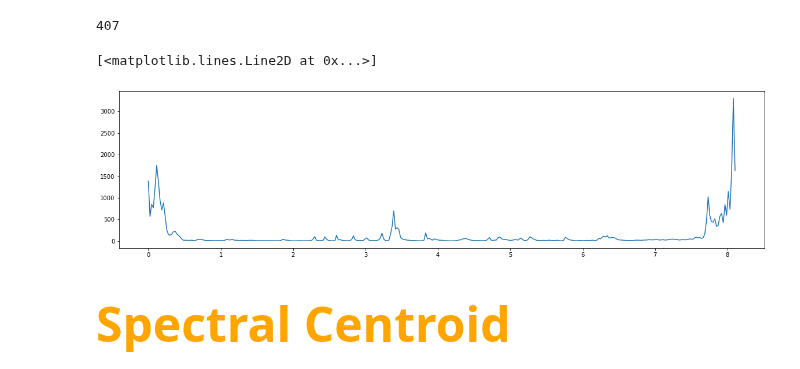
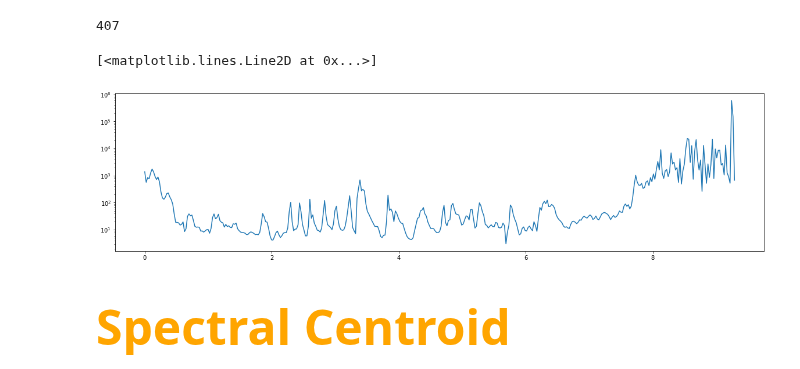
Before and after one commit to HNuijens/PythonAudioProcessing, a Jupyter notebook: Analysis/Extracting Frequency-Domain Audio Features.ipynb, the cells around one changed output. Drawn from its saved outputs; the diff is of its cells as text; code cells hidden in the pictures.

```diff
--- a/Analysis/Extracting Frequency-Domain Audio Features.ipynb
+++ b/Analysis/Extracting Frequency-Domain Audio Features.ipynb
@@ -63,13 +63,16 @@ def get_band_energy_ratio(STFT, split_frequency_in_Hz, sample_rate):
 # %%
 BER = get_band_energy_ratio(STFT, 2000, sr)
 
 t = librosa.frames_to_time(range(0,len(BER)), hop_length=hop_size)
 
-plt.figure(figsize=(20, 5))
-plt.plot(t[0:350],BER[0:350])
+f = plt.figure(figsize=(20,5))
+ax = plt.gca()
+ax.set_yscale('log')
+#ax.set_yscale('function', functions=(partial(np.power, 10.0), np.log10))
+ax.plot(t,BER)
 # %% [output]
 [<matplotlib.lines.Line2D at 0x...>]
-[figure, old version]
+[figure, new version]
 # %% [markdown]
 <h1 style = "font-size:3rem;color:orange">Spectral Centroid</h1>
 # %% [markdown]
```
Also changed, not shown: parts of 3 cells of this notebook.
